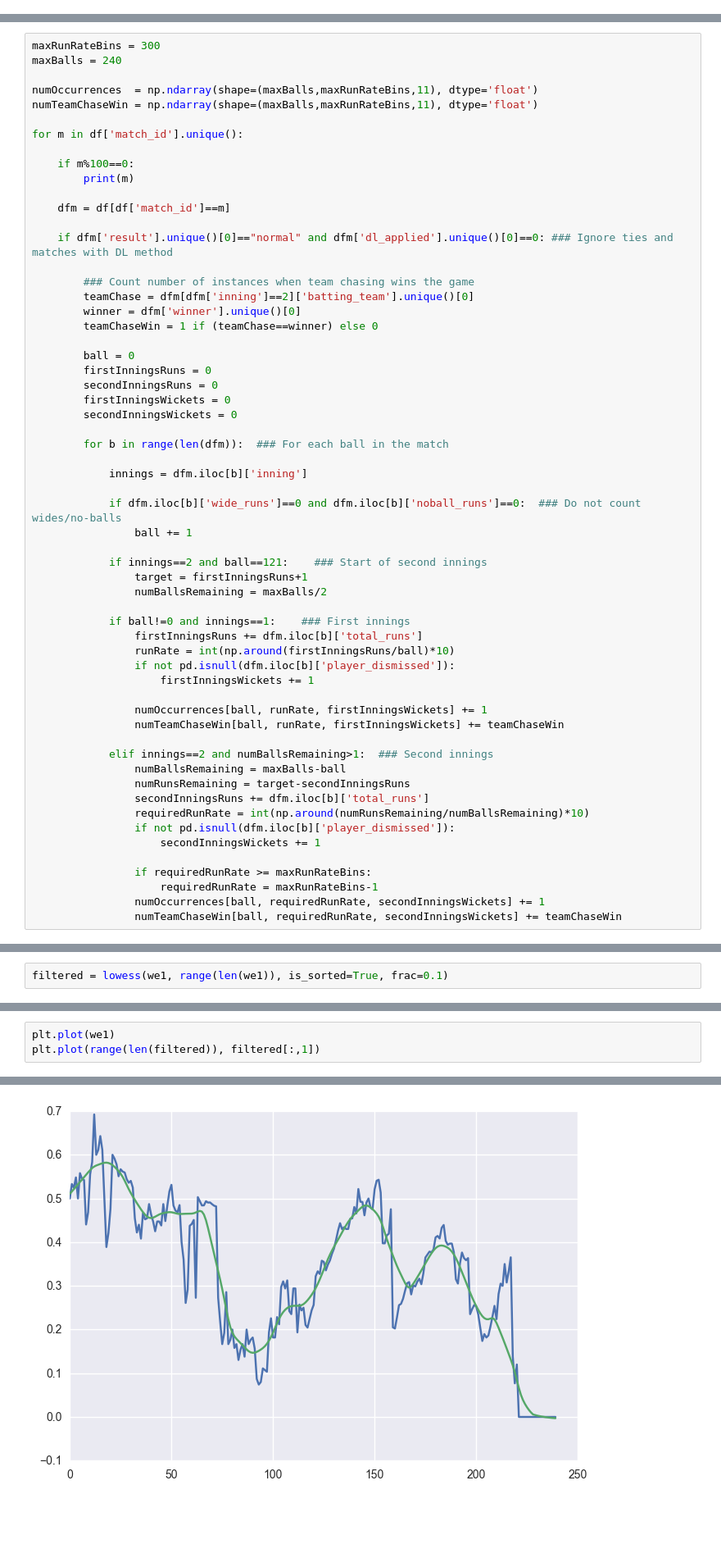
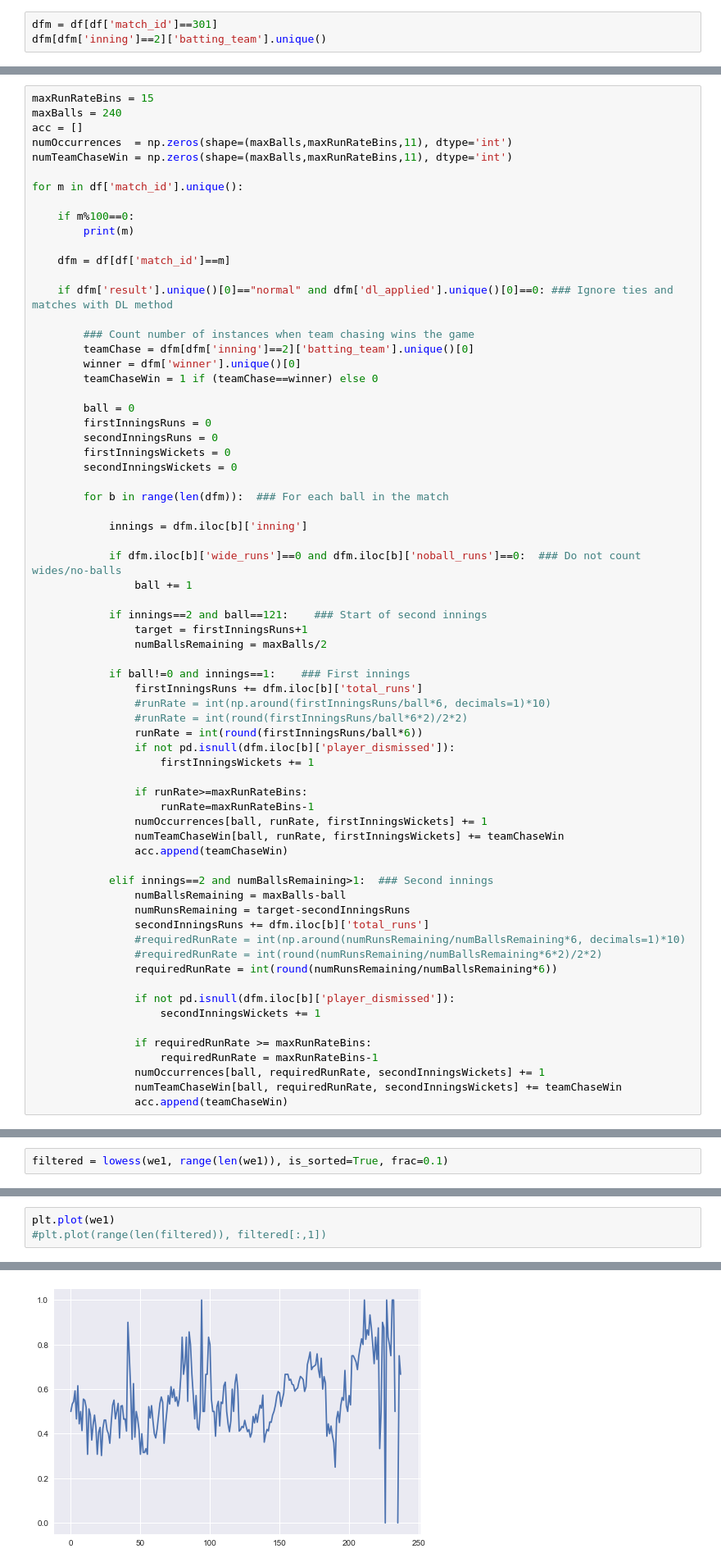
Before and after one commit to deepak-karkala/articles, a Jupyter notebook: cricket_sabermetrics/win_expectancy.ipynb, the cells around one changed output, grey strips where cells are left out. Shown: that part at 82% size. Drawn from its saved outputs; the diff is of its cells as text; blank space fills up the shorter version.

```diff
--- a/cricket_sabermetrics/win_expectancy.ipynb
+++ b/cricket_sabermetrics/win_expectancy.ipynb
@@ -49,0 +70,3 @@ array([nan, 'caught', 'bowled', 'run out', 'lbw', 'caught and bowled',
+# %%
+dfm = df[df['match_id']==301]
+dfm[dfm['inning']==2]['batting_team'].unique()
@@ -52,11 +82,11 @@ array([nan, 'caught', 'bowled', 'run out', 'lbw', 'caught and bowled',
 # %% [markdown]
 ### All IPL games
 # %%
-maxRunRateBins = 300
+maxRunRateBins = 15
 maxBalls = 240
-
-numOccurrences  = np.ndarray(shape=(maxBalls,maxRunRateBins,11), dtype='float')
-numTeamChaseWin = np.ndarray(shape=(maxBalls,maxRunRateBins,11), dtype='float')
+acc = []
+numOccurrences  = np.zeros(shape=(maxBalls,maxRunRateBins,11), dtype='int')
+numTeamChaseWin = np.zeros(shape=(maxBalls,maxRunRateBins,11), dtype='int')
 
 for m in df['match_id'].unique():
 
@@ -91,18 +121,26 @@ for m in df['match_id'].unique():
 
             if ball!=0 and innings==1:    ### First innings
                 firstInningsRuns += dfm.iloc[b]['total_runs']
-                runRate = int(np.around(firstInningsRuns/ball)*10)
+                #runRate = int(np.around(firstInningsRuns/ball*6, decimals=1)*10)
+                #runRate = int(round(firstInningsRuns/ball*6*2)/2*2)
+                runRate = int(round(firstInningsRuns/ball*6))
                 if not pd.isnull(dfm.iloc[b]['player_dismissed']):
                     firstInningsWickets += 1
 
+                if runRate>=maxRunRateBins:
+                    runRate=maxRunRateBins-1
                 numOccurrences[ball, runRate, firstInningsWickets] += 1
                 numTeamChaseWin[ball, runRate, firstInningsWickets] += teamChaseWin
+                acc.append(teamChaseWin)
 
             elif innings==2 and numBallsRemaining>1:  ### Second innings
                 numBallsRemaining = maxBalls-ball
                 numRunsRemaining = target-secondInningsRuns
                 secondInningsRuns += dfm.iloc[b]['total_runs']
-                requiredRunRate = int(np.around(numRunsRemaining/numBallsRemaining)*10)
+                #requiredRunRate = int(np.around(numRunsRemaining/numBallsRemaining*6, decimals=1)*10)
+                #requiredRunRate = int(round(numRunsRemaining/numBallsRemaining*6*2)/2*2)
+                requiredRunRate = int(round(numRunsRemaining/numBallsRemaining*6))
+
                 if not pd.isnull(dfm.iloc[b]['player_dismissed']):
                     secondInningsWickets += 1
 
@@ -110,6 +148,7 @@ for m in df['match_id'].unique():
                     requiredRunRate = maxRunRateBins-1
                 numOccurrences[ball, requiredRunRate, secondInningsWickets] += 1
                 numTeamChaseWin[ball, requiredRunRate, secondInningsWickets] += teamChaseWin
+                acc.append(teamChaseWin)
 # %% [output]
 100
 200
@@ -312,6 +426,6 @@ filtered = lowess(we1, range(len(we1)), is_sorted=True, frac=0.1)
 # %%
 plt.plot(we1)
-plt.plot(range(len(filtered)), filtered[:,1])
+#plt.plot(range(len(filtered)), filtered[:,1])
 # %% [output]
 [<matplotlib.lines.Line2D at 0x...>]
-[figure, old version]
+[figure, new version]
```
Also changed, not shown: parts of 26 cells of this notebook.
